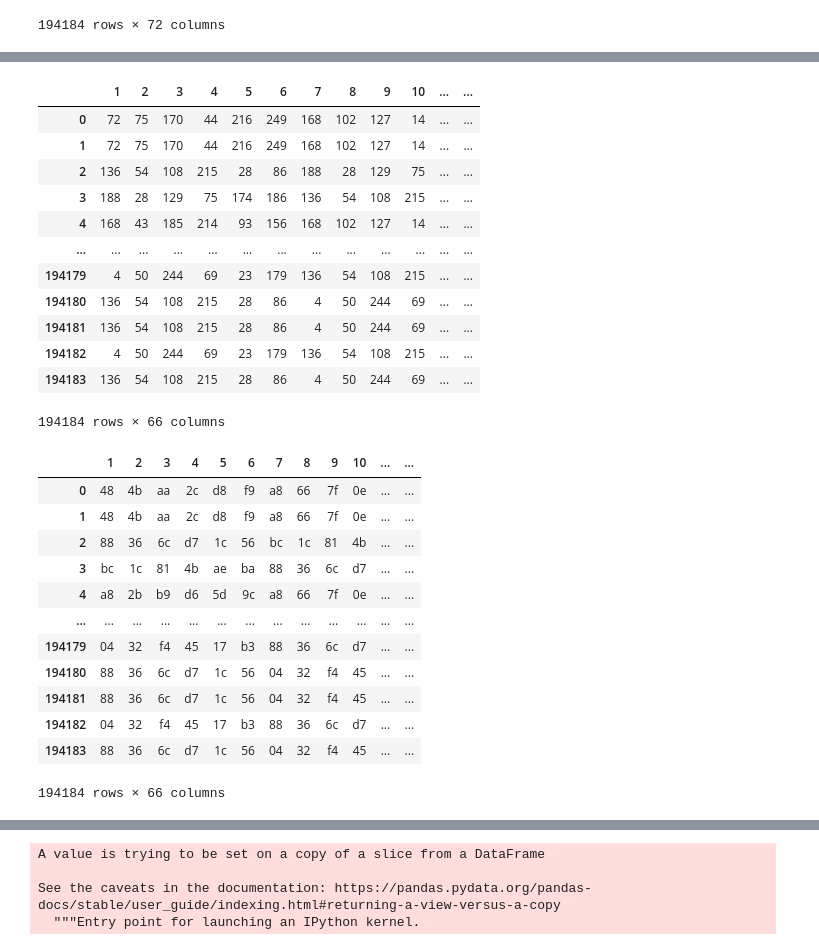
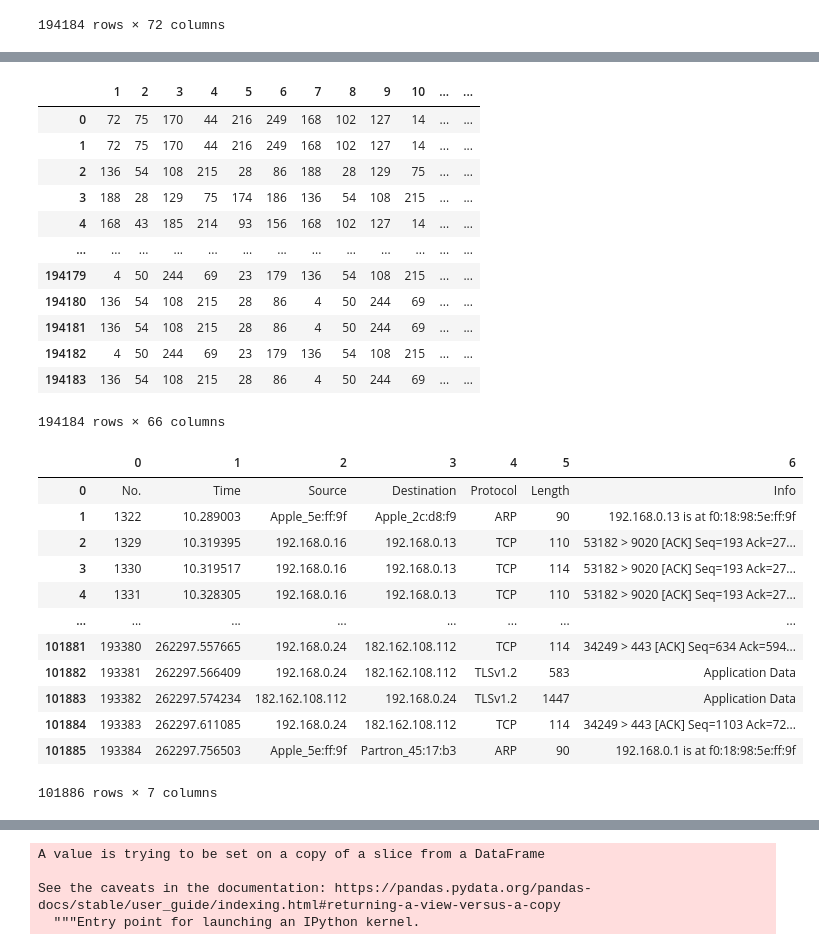
Before and after one commit to hykhhijk/Packet-classifier, a Jupyter notebook: Packet preprocessor.ipynb, the cells around one changed output, grey strips where cells are left out. Saved outputs shown, nothing was run; the diff lists cells and outputs as text; code cells hidden in the pictures.

```diff
--- a/Packet preprocessor.ipynb
+++ b/Packet preprocessor.ipynb
@@ -153,38 +147,40 @@ a[a==""]="00"
 def func(x):
     return int(x, 16)
 
-a.applymap(func)
+data = a.applymap(func)
-# %% [output]
-|  | 1 | 2 | 3 | 4 | 5 | 6 | 7 | 8 | 9 | 10 | ... | ... |
-| 0 | 72 | 75 | 170 | 44 | 216 | 249 | 168 | 102 | 127 | 14 | ... | ... |
-| 1 | 72 | 75 | 170 | 44 | 216 | 249 | 168 | 102 | 127 | 14 | ... | ... |
-| 2 | 136 | 54 | 108 | 215 | 28 | 86 | 188 | 28 | 129 | 75 | ... | ... |
-| 3 | 188 | 28 | 129 | 75 | 174 | 186 | 136 | 54 | 108 | 215 | ... | ... |
-| 4 | 168 | 43 | 185 | 214 | 93 | 156 | 168 | 102 | 127 | 14 | ... | ... |
-| ... | ... | ... | ... | ... | ... | ... | ... | ... | ... | ... | ... | ... |
-| 194179 | 4 | 50 | 244 | 69 | 23 | 179 | 136 | 54 | 108 | 215 | ... | ... |
-| 194180 | 136 | 54 | 108 | 215 | 28 | 86 | 4 | 50 | 244 | 69 | ... | ... |
-| 194181 | 136 | 54 | 108 | 215 | 28 | 86 | 4 | 50 | 244 | 69 | ... | ... |
-| 194182 | 4 | 50 | 244 | 69 | 23 | 179 | 136 | 54 | 108 | 215 | ... | ... |
-| 194183 | 136 | 54 | 108 | 215 | 28 | 86 | 4 | 50 | 244 | 69 | ... | ... |
-194184 rows × 66 columns
 # %%
-a
+data
 # %% [output]
 |  | 1 | 2 | 3 | 4 | 5 | 6 | 7 | 8 | 9 | 10 | ... | ... |
-| 0 | 48 | 4b | aa | 2c | d8 | f9 | a8 | 66 | 7f | 0e | ... | ... |
-| 1 | 48 | 4b | aa | 2c | d8 | f9 | a8 | 66 | 7f | 0e | ... | ... |
-| 2 | 88 | 36 | 6c | d7 | 1c | 56 | bc | 1c | 81 | 4b | ... | ... |
-| 3 | bc | 1c | 81 | 4b | ae | ba | 88 | 36 | 6c | d7 | ... | ... |
-| 4 | a8 | 2b | b9 | d6 | 5d | 9c | a8 | 66 | 7f | 0e | ... | ... |
+| 0 | 72 | 75 | 170 | 44 | 216 | 249 | 168 | 102 | 127 | 14 | ... | ... |
+| 1 | 72 | 75 | 170 | 44 | 216 | 249 | 168 | 102 | 127 | 14 | ... | ... |
+| 2 | 136 | 54 | 108 | 215 | 28 | 86 | 188 | 28 | 129 | 75 | ... | ... |
+| 3 | 188 | 28 | 129 | 75 | 174 | 186 | 136 | 54 | 108 | 215 | ... | ... |
+| 4 | 168 | 43 | 185 | 214 | 93 | 156 | 168 | 102 | 127 | 14 | ... | ... |
 | ... | ... | ... | ... | ... | ... | ... | ... | ... | ... | ... | ... | ... |
-| 194179 | 04 | 32 | f4 | 45 | 17 | b3 | 88 | 36 | 6c | d7 | ... | ... |
-| 194180 | 88 | 36 | 6c | d7 | 1c | 56 | 04 | 32 | f4 | 45 | ... | ... |
-| 194181 | 88 | 36 | 6c | d7 | 1c | 56 | 04 | 32 | f4 | 45 | ... | ... |
-| 194182 | 04 | 32 | f4 | 45 | 17 | b3 | 88 | 36 | 6c | d7 | ... | ... |
-| 194183 | 88 | 36 | 6c | d7 | 1c | 56 | 04 | 32 | f4 | 45 | ... | ... |
+| 194179 | 4 | 50 | 244 | 69 | 23 | 179 | 136 | 54 | 108 | 215 | ... | ... |
+| 194180 | 136 | 54 | 108 | 215 | 28 | 86 | 4 | 50 | 244 | 69 | ... | ... |
+| 194181 | 136 | 54 | 108 | 215 | 28 | 86 | 4 | 50 | 244 | 69 | ... | ... |
+| 194182 | 4 | 50 | 244 | 69 | 23 | 179 | 136 | 54 | 108 | 215 | ... | ... |
+| 194183 | 136 | 54 | 108 | 215 | 28 | 86 | 4 | 50 | 244 | 69 | ... | ... |
 194184 rows × 66 columns
 # %%
-temp = pd.read_csv("./datasets/iot-network-intrusion-dataset_190919/Packets_integrated/MITM.csv", header=None)
+temp = pd.read_csv("./datasets/iot-network-intrusion-dataset_190919/Packets_integrated/MITM_attacked.csv", header=None)
 # %%
 temp_2 = pd.read_csv("./datasets/iot-network-intrusion-dataset_190919/Packets_integrated/MITM.csv", header=None)
+# %%
+temp
+# %% [output]
+|  | 0 | 1 | 2 | 3 | 4 | 5 | 6 |
+| 0 | No. | Time | Source | Destination | Protocol | Length | Info |
+| 1 | 1322 | 10.289003 | Apple_5e:ff:9f | Apple_2c:d8:f9 | ARP | 90 | 192.168.0.13 is at f0:18:98:5e:ff:9f |
+| 2 | 1329 | 10.319395 | 192.168.0.16 | 192.168.0.13 | TCP | 110 | 53182 > 9020 [ACK] Seq=193 Ack=27... |
+| 3 | 1330 | 10.319517 | 192.168.0.16 | 192.168.0.13 | TCP | 114 | 53182 > 9020 [ACK] Seq=193 Ack=27... |
+| 4 | 1331 | 10.328305 | 192.168.0.16 | 192.168.0.13 | TCP | 110 | 53182 > 9020 [ACK] Seq=193 Ack=27... |
+| ... | ... | ... | ... | ... | ... | ... | ... |
+| 101881 | 193380 | 262297.557665 | 192.168.0.24 | 182.162.108.112 | TCP | 114 | 34249 > 443 [ACK] Seq=634 Ack=594... |
+| 101882 | 193381 | 262297.566409 | 192.168.0.24 | 182.162.108.112 | TLSv1.2 | 583 | Application Data |
+| 101883 | 193382 | 262297.574234 | 182.162.108.112 | 192.168.0.24 | TLSv1.2 | 1447 | Application Data |
+| 101884 | 193383 | 262297.611085 | 192.168.0.24 | 182.162.108.112 | TCP | 114 | 34249 > 443 [ACK] Seq=1103 Ack=72... |
+| 101885 | 193384 | 262297.756503 | Apple_5e:ff:9f | Partron_45:17:b3 | ARP | 90 | 192.168.0.1 is at f0:18:98:5e:ff:9f |
+101886 rows × 7 columns
```
Also changed, not shown: parts of 16 cells of this notebook, 2 other files.
